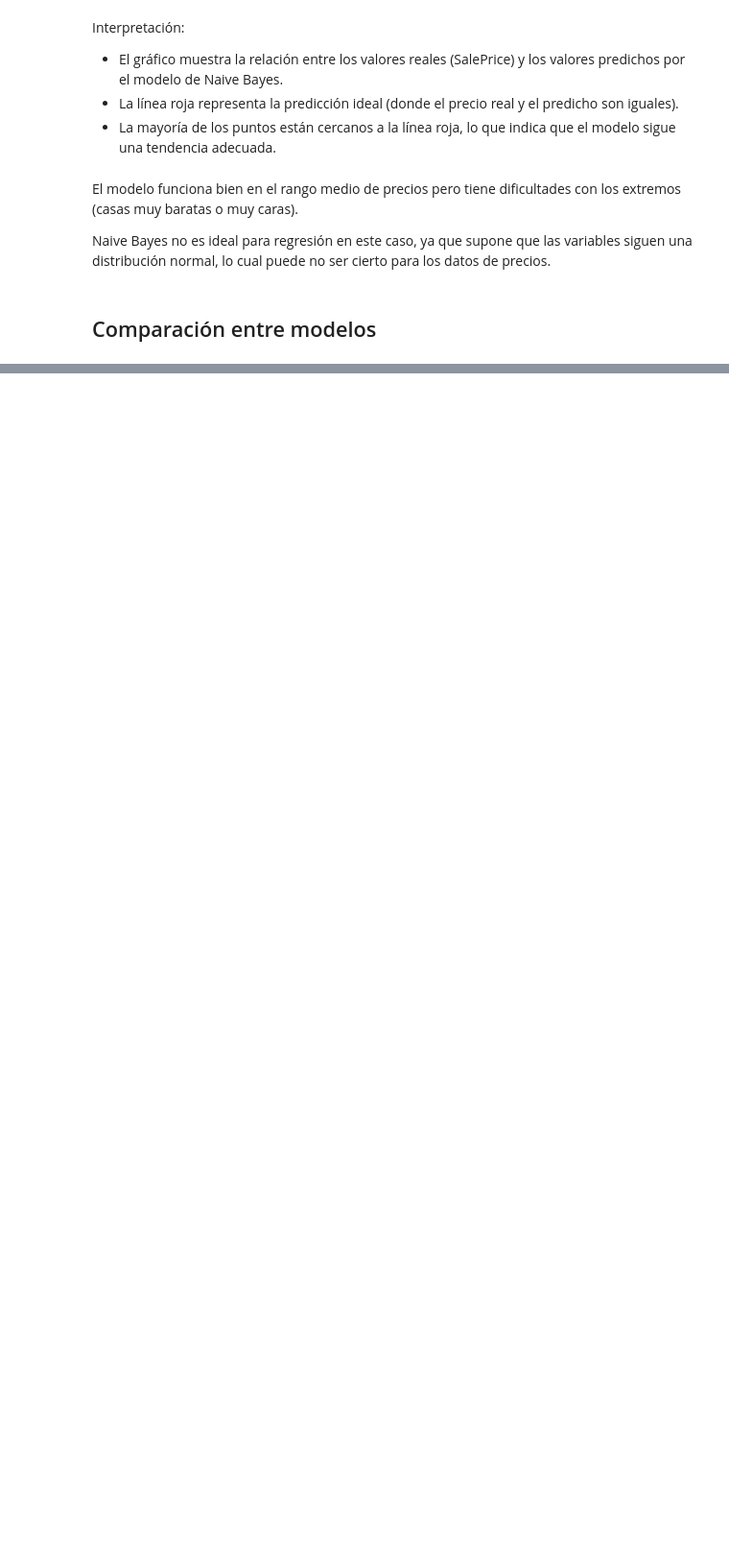
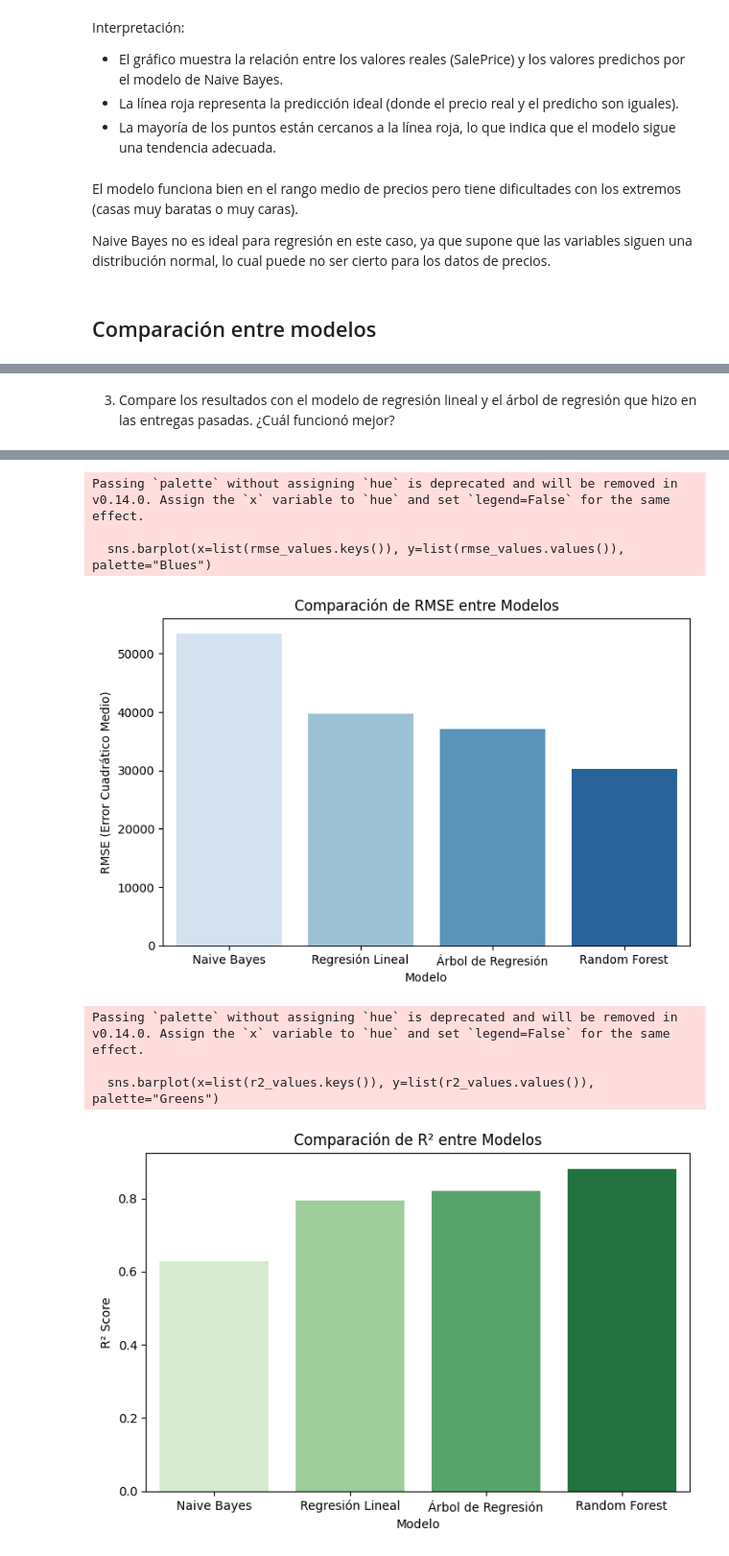
Before and after one commit to michellemej22596/HT3-MineriaDeDatos, a Jupyter notebook: HT5/Activities1-3.ipynb, the cells around one changed output, grey strips where cells are left out. Shown at 96% size. Saved outputs shown, nothing was run; the diff lists cells and outputs as text; code cells hidden in the pictures; blank space fills up the shorter version.

```diff
--- a/HT5/Activities1-3.ipynb
+++ b/HT5/Activities1-3.ipynb
@@ -81,0 +70,66 @@ Passing `palette` without assigning `hue` is deprecated and will be removed in v
+# %% [markdown]
+3. Compare los resultados con el modelo de regresión lineal y el árbol de regresión que hizo
+en las entregas pasadas. ¿Cuál funcionó mejor?
+# %%
+import pandas as pd
+import numpy as np
+import matplotlib.pyplot as plt
+import seaborn as sns
+from sklearn.model_selection import train_test_split
+from sklearn.naive_bayes import GaussianNB
+from sklearn.linear_model import LinearRegression
+from sklearn.tree import DecisionTreeRegressor
+from sklearn.ensemble import RandomForestRegressor
+from sklearn.metrics import mean_squared_error, r2_score
+
+# Cargar los datos
+df = pd.read_csv("../dataset/train.csv")
+
+# Variables predictoras (mismas usadas en modelos previos)
+predictors = ['OverallQual', 'GrLivArea', 'GarageCars', 'TotalBsmtSF', 'YearBuilt', 'FullBath']
+X = df[predictors]
+y = df['SalePrice']
+
+# División en conjunto de entrenamiento y prueba (mismo random_state para comparabilidad)
+X_train, X_test, y_train, y_test = train_test_split(X, y, test_size=0.2, random_state=42)
+
+# Modelos
+models = {
+    "Naive Bayes": GaussianNB(),
+    "Regresión Lineal": LinearRegression(),
+    "Árbol de Regresión": DecisionTreeRegressor(max_depth=6, random_state=42),
+    "Random Forest": RandomForestRegressor(n_estimators=100, max_depth=6, random_state=42)
+}
+
+rmse_values = {}
+r2_values = {}
+
+# Entrenamiento y evaluación de cada modelo
+for name, model in models.items():
+    model.fit(X_train, y_train)
+    y_pred = model.predict(X_test)
+
+    rmse = np.sqrt(mean_squared_error(y_test, y_pred))
+    r2 = r2_score(y_test, y_pred)
+
+    rmse_values[name] = rmse
+    r2_values[name] = r2
+
+    print(f"{name}:\n  RMSE: {rmse:.2f}\n  R² Score: {r2:.2f}\n")
+
+# Visualización de comparación de RMSE
+plt.figure(figsize=(8,5))
+sns.barplot(x=list(rmse_values.keys()), y=list(rmse_values.values()), palette="Blues")
+plt.xlabel("Modelo")
+plt.ylabel("RMSE (Error Cuadrático Medio)")
+plt.title("Comparación de RMSE entre Modelos")
+plt.show()
+
+# Visualización de comparación de R²
+plt.figure(figsize=(8,5))
+sns.barplot(x=list(r2_values.keys()), y=list(r2_values.values()), palette="Greens")
+plt.xlabel("Modelo")
+plt.ylabel("R² Score")
+plt.title("Comparación de R² entre Modelos")
+plt.show()
+# %% [output]
@@ -81,0 +151,8 @@ Passing `palette` without assigning `hue` is deprecated and will be removed in v
+Passing `palette` without assigning `hue` is deprecated and will be removed in v0.14.0. Assign the `x` variable to `hue` and set `legend=False` for the same effect.
+
+  sns.barplot(x=list(rmse_values.keys()), y=list(rmse_values.values()), palette="Blues")
+[figure, added]
+Passing `palette` without assigning `hue` is deprecated and will be removed in v0.14.0. Assign the `x` variable to `hue` and set `legend=False` for the same effect.
+
+  sns.barplot(x=list(r2_values.keys()), y=list(r2_values.values()), palette="Greens")
+[figure, added]
```
Also changed, not shown: parts of 3 cells of this notebook.
